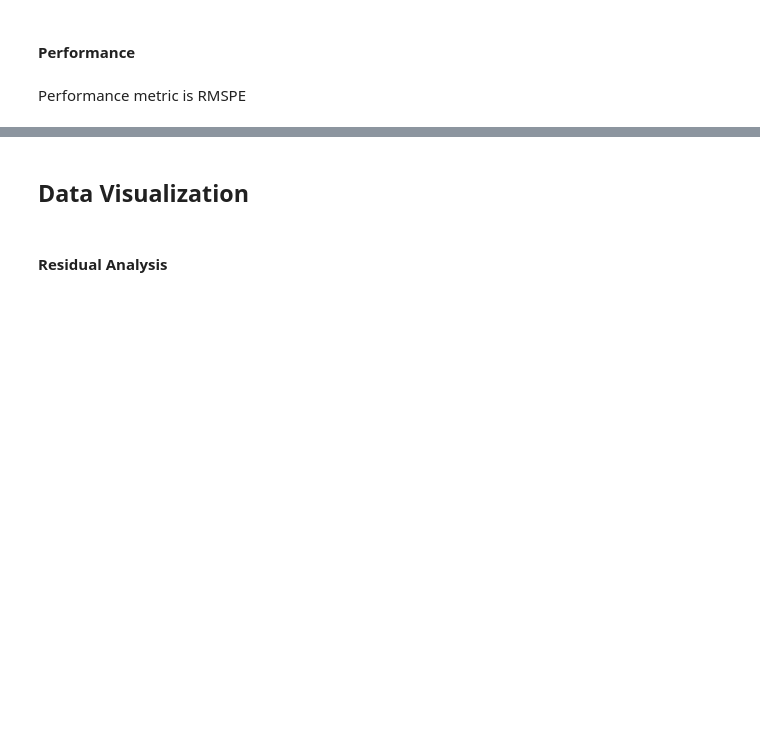
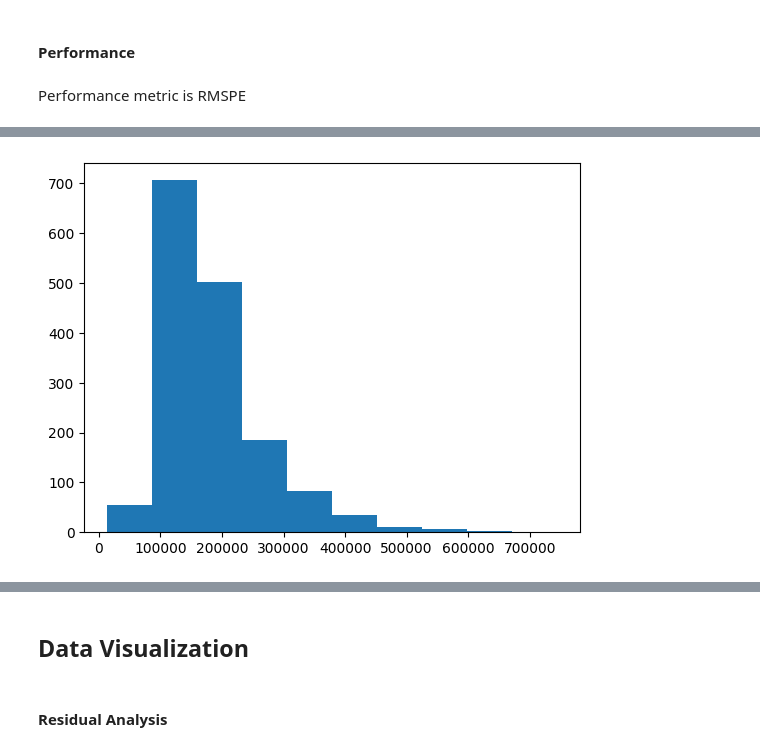
Before and after one commit to cnmi-ds-22/efitznm___Data-Science-Portfolio-C22, a Jupyter notebook: Modules/Module_2_Regression/Projects/Instructions/Project.2-Housing/Housing-Pass-19.ipynb, the cells around one changed output, grey strips where cells are left out. Cells and saved outputs as stored; diff of their text form; code cells hidden in the pictures; blank space fills up the shorter version.

```diff
--- a/Modules/Module_2_Regression/Projects/Instructions/Project.2-Housing/Housing-Pass-19.ipynb
+++ b/Modules/Module_2_Regression/Projects/Instructions/Project.2-Housing/Housing-Pass-19.ipynb
@@ -795,0 +711,4 @@ plt.ylabel('Count')
+# %%
+plt.hist(y_train) ;
+# %% [output]
+[figure, added]
```
Also changed, not shown: parts of 36 cells of this notebook.
